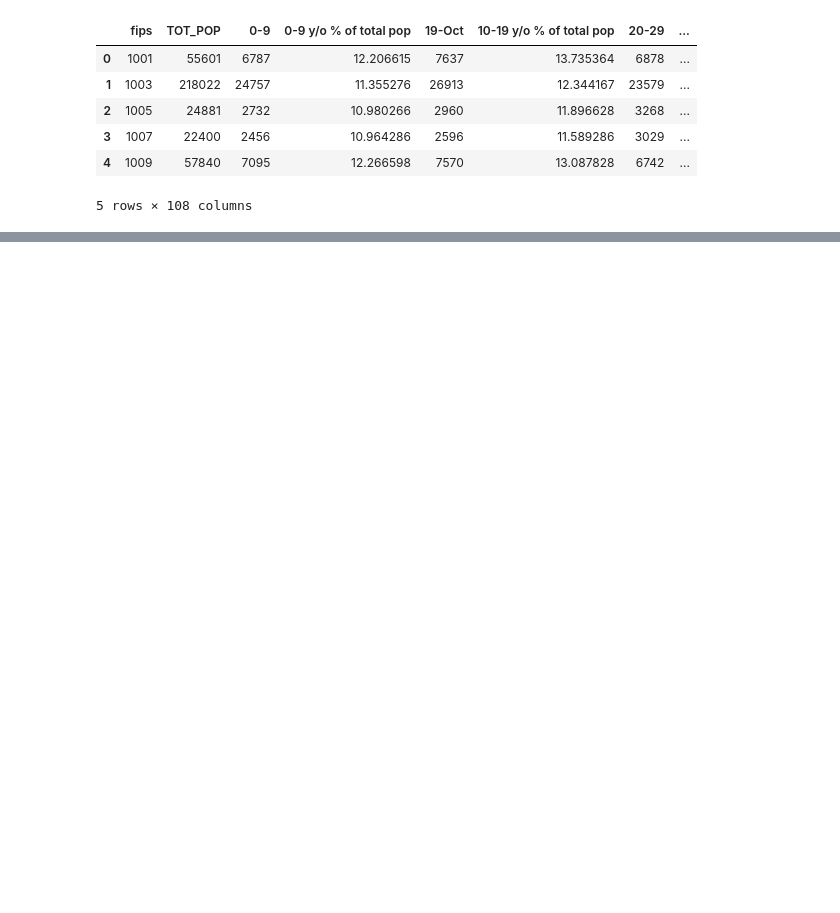
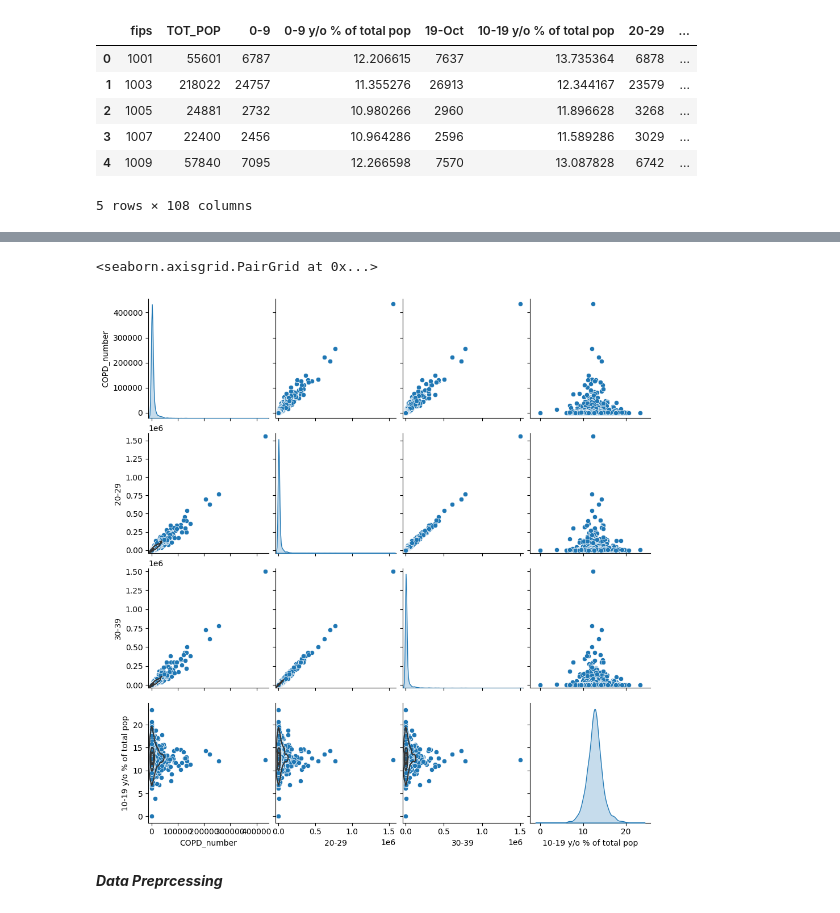
Before and after one commit to campos0170/regularized-linear-regression-project-tutorial, a Jupyter notebook: notebook.ipynb, the cells around one changed output, grey strips where cells are left out. Drawn from its saved outputs; the diff is of its cells as text; code cells hidden in the pictures; blank space fills up the shorter version.

```diff
--- a/notebook.ipynb
+++ b/notebook.ipynb
@@ -16,0 +91,9 @@ data.head()
+# %%
+DIABETES_age_ = data[["diabetes_number","20-29","30-39","10-19 y/o % of total pop"]]
+g2 = sns.pairplot(COPD_age_,diag_kind="kde")
+g2.map_lower(sns.kdeplot, levels=4, color=".2")
+# %% [output]
+<seaborn.axisgrid.PairGrid at 0x...>
+[figure, added]
+# %% [markdown]
+***Data Preprcessing***
```
Also changed, not shown: parts of 15 cells of this notebook.
